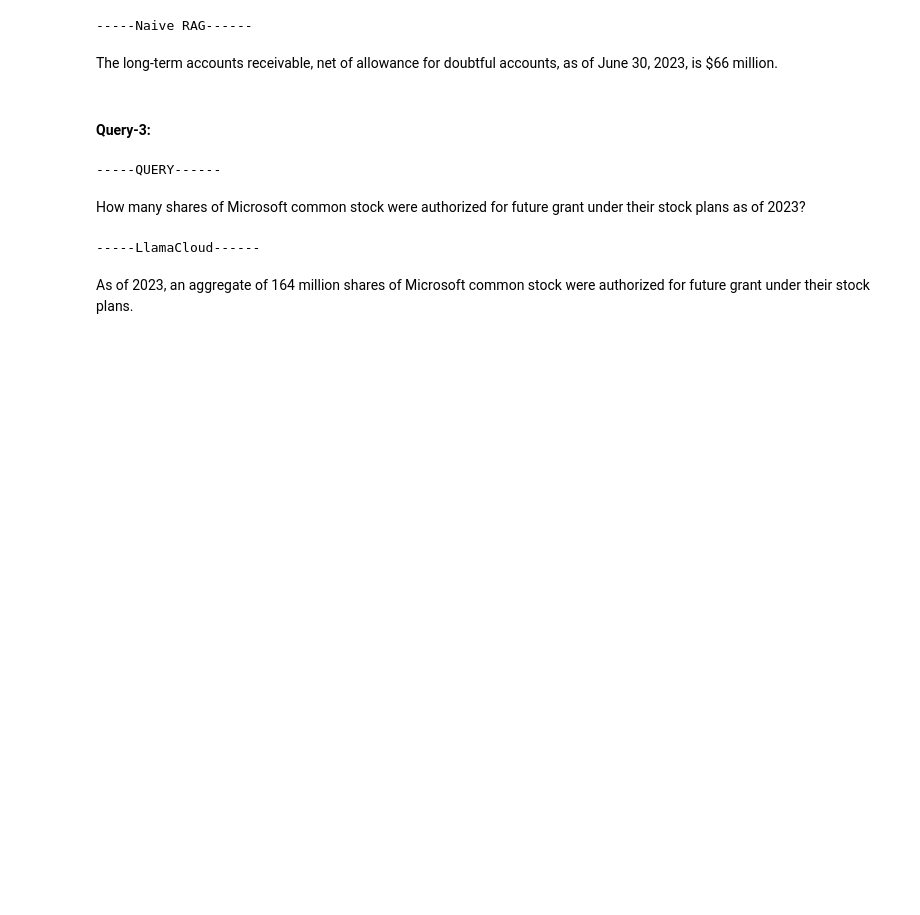
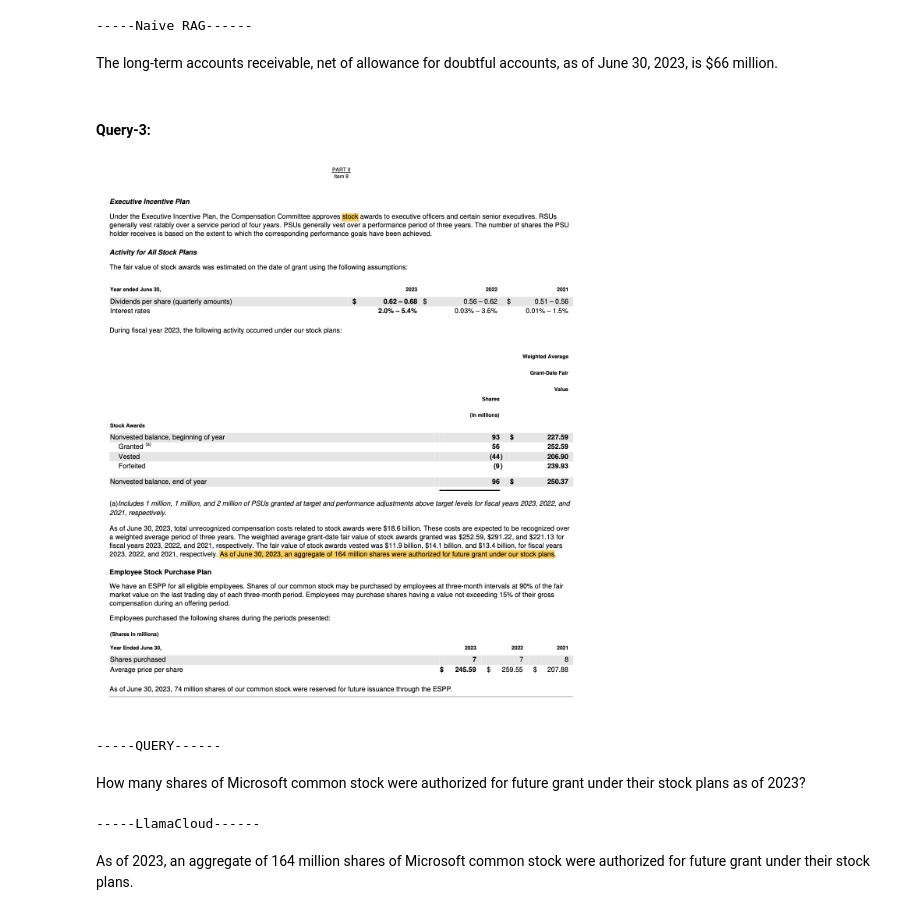
Before and after one commit to run-llama/llamacloud-demo, a Jupyter notebook: examples/llamacloud_naiverag.ipynb, the cells around one changed output. Cells and saved outputs as stored; diff of their text form; code cells hidden in the pictures; blank space fills up the shorter version.

```diff
--- a/examples/llamacloud_naiverag.ipynb
+++ b/examples/llamacloud_naiverag.ipynb
@@ -163,6 +187,12 @@ $4.5 billion
 The long-term accounts receivable, net of allowance for doubtful accounts, as of June 30, 2023, is $66 million.
 # %% [markdown]
 #### Query-3:
+# %%
+# Reference page for query and answer
+
+Image(filename='./references/query3.png')
+# %% [output]
+[figure, added]
 # %%
 query = """
 How many shares of Microsoft common stock were authorized for future grant under their stock plans as of 2023?
```
Also changed, not shown: parts of 16 cells of this notebook, 5 other files.
